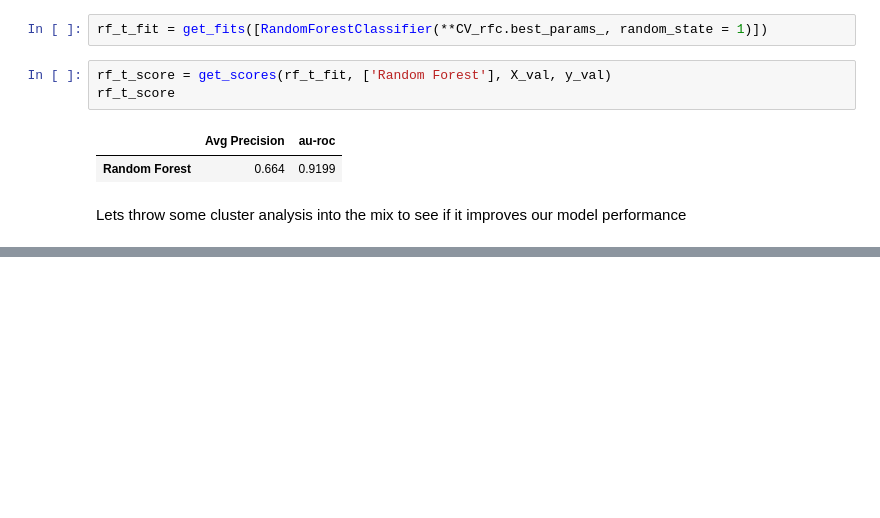
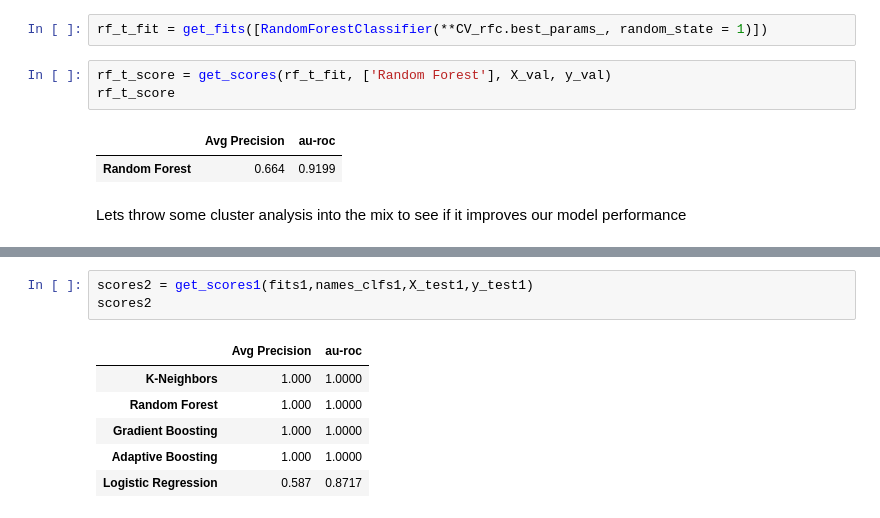
Before and after one commit to Edwardp17/Kaggle, a Jupyter notebook: wine_class/wine_class.ipynb, the cells around one changed output, grey strips where cells are left out. Cells and saved outputs as stored; diff of their text form; blank space fills up the shorter version.

```diff
--- a/wine_class/wine_class.ipynb
+++ b/wine_class/wine_class.ipynb
@@ -384,0 +446,10 @@ TypeError: scatter() missing 2 required positional arguments: 'x' and 'y'
+# %%
+scores2 = get_scores1(fits1,names_clfs1,X_test1,y_test1)
+scores2
+# %% [output]
+|  | Avg Precision | au-roc |
+| K-Neighbors | 1.000 | 1.0000 |
+| Random Forest | 1.000 | 1.0000 |
+| Gradient Boosting | 1.000 | 1.0000 |
+| Adaptive Boosting | 1.000 | 1.0000 |
+| Logistic Regression | 0.587 | 0.8717 |
```
Also changed, not shown: parts of 17 cells of this notebook.
